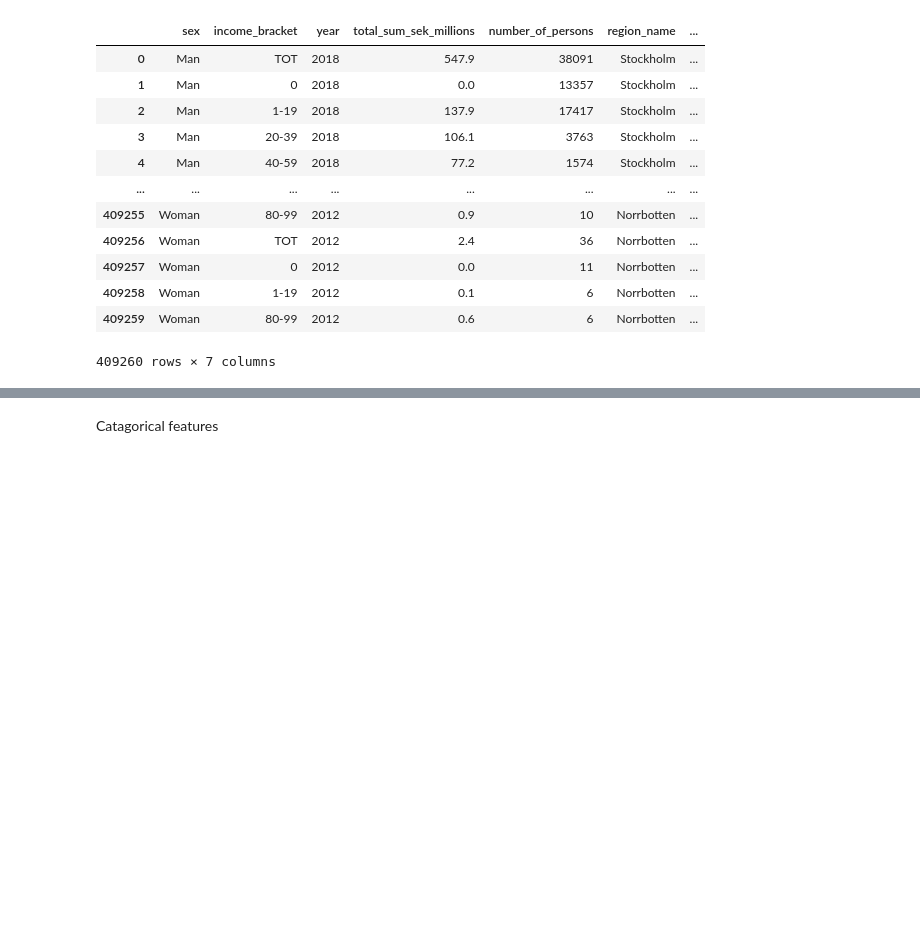
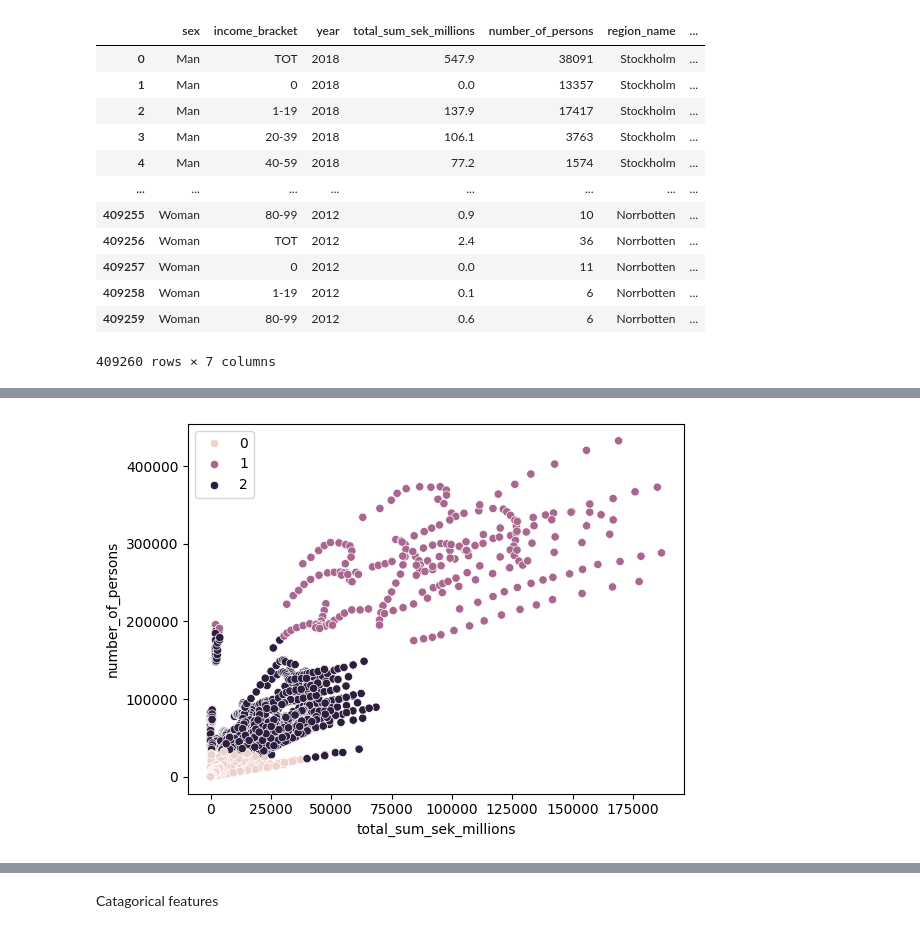
Before and after one commit to JoelScarinius/ML_modeling, a Jupyter notebook: Joel/sandbox.ipynb, the cells around one changed output, grey strips where cells are left out. Saved outputs shown, nothing was run; the diff lists cells and outputs as text; code cells hidden in the pictures; blank space fills up the shorter version.

```diff
--- a/Joel/sandbox.ipynb
+++ b/Joel/sandbox.ipynb
@@ -80,0 +116,8 @@ features
+# %%
+model = KMeans(n_clusters=3, random_state=42, n_init=10)
+X = data[["level_of_education", "age"]]
+X = data[["total_sum_sek_millions", "number_of_persons"]]
+y = model.fit_predict(X)
+
+sns.scatterplot(x=data["total_sum_sek_millions"], y=data["number_of_persons"], hue=y);
+# %% [output]
@@ -80,0 +125 @@ features
+[figure, added]
```
Also changed, not shown: parts of 37 cells of this notebook.
